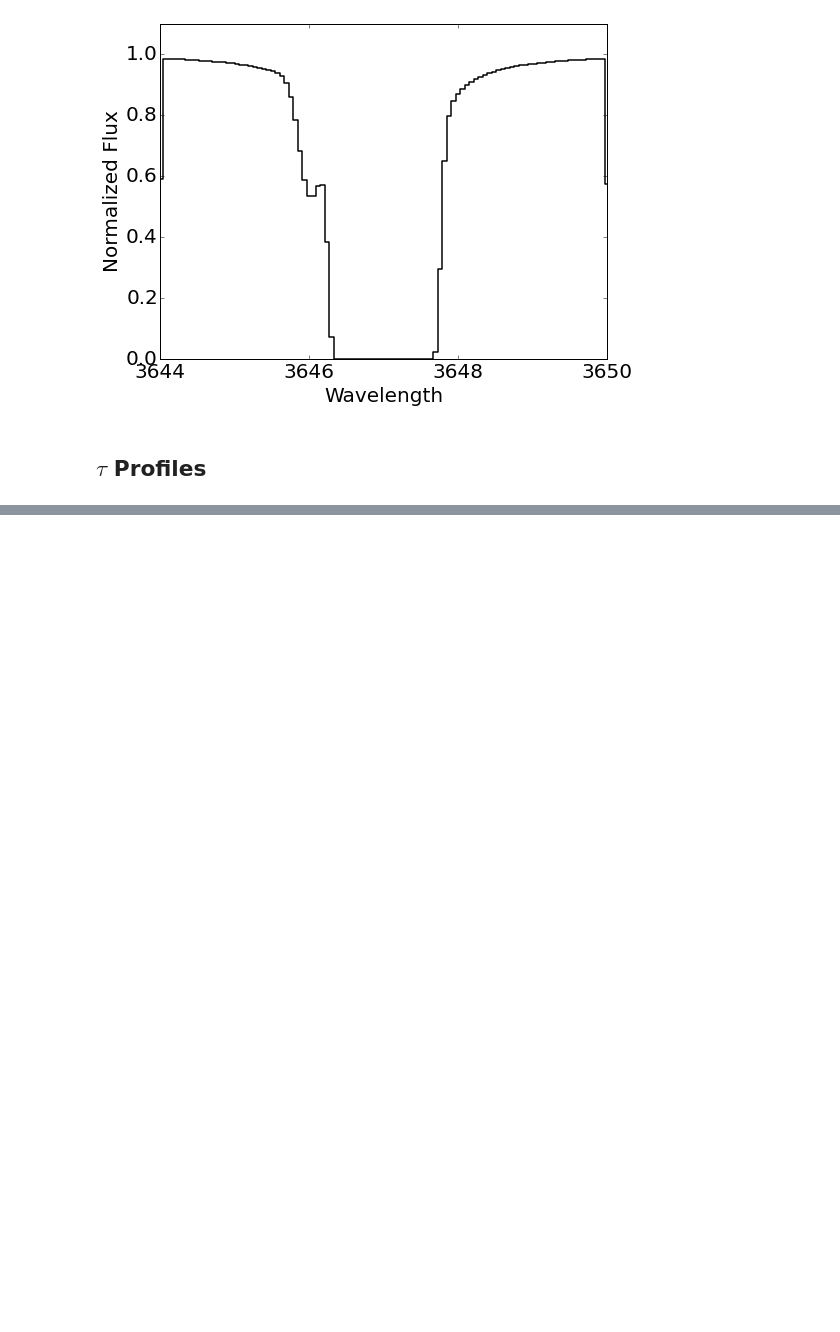
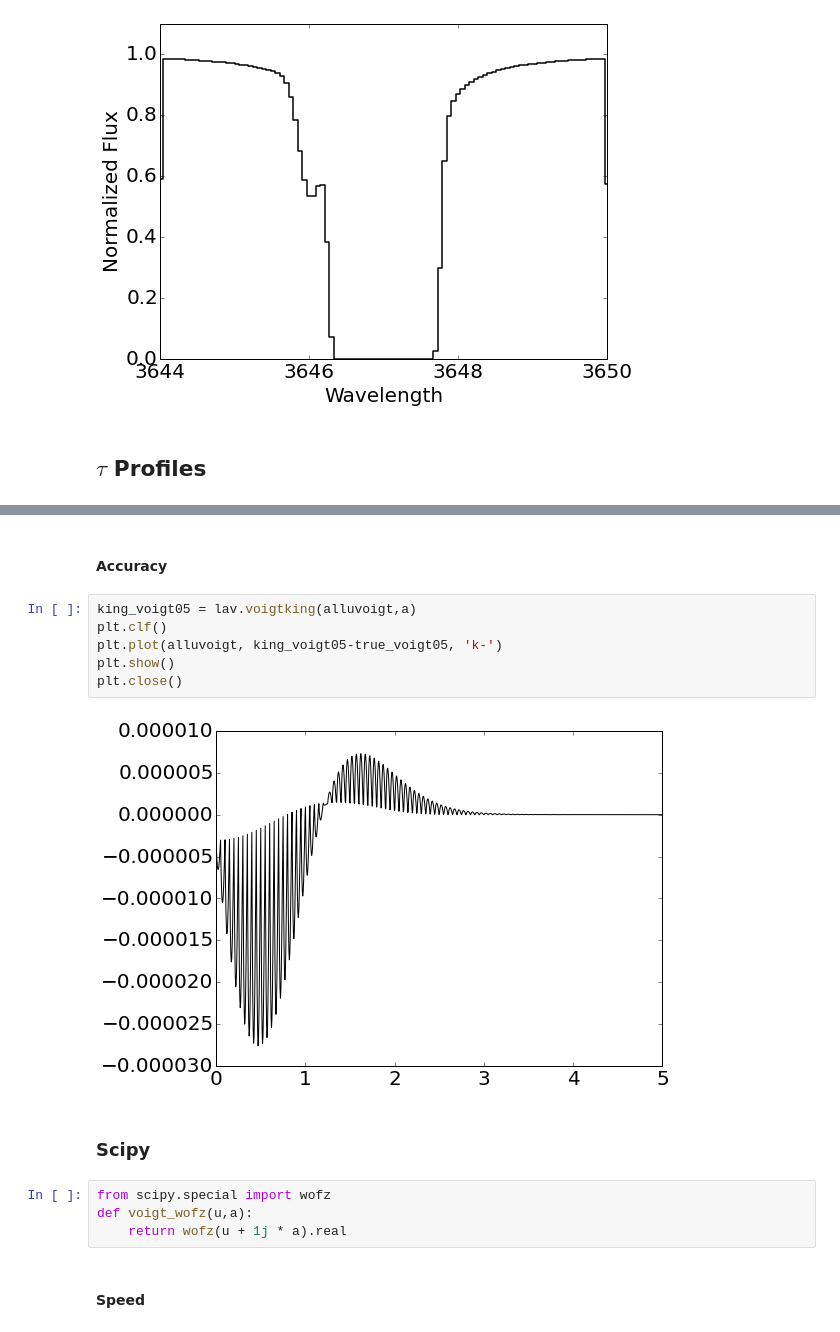
Before and after one commit to linetools/linetools, a Jupyter notebook: docs/examples/Voigt_examples.ipynb, the cells around one changed output, grey strips where cells are left out. Saved outputs shown, nothing was run; the diff lists cells and outputs as text; blank space fills up the shorter version.

```diff
--- a/docs/examples/Voigt_examples.ipynb
+++ b/docs/examples/Voigt_examples.ipynb
@@ -108,0 +201,18 @@ xdb.xplot(tau)
+# %% [markdown]
+#### Accuracy
+# %%
+king_voigt05 = lav.voigtking(alluvoigt,a)
+plt.clf()
+plt.plot(alluvoigt, king_voigt05-true_voigt05, 'k-')
+plt.show()
+plt.close()
+# %% [output]
+[figure, added]
+# %% [markdown]
+### Scipy
+# %%
+from scipy.special import wofz
+def voigt_wofz(u,a):
+    return wofz(u + 1j * a).real
+# %% [markdown]
+#### Speed
```
Also changed, not shown: parts of 24 cells of this notebook.
